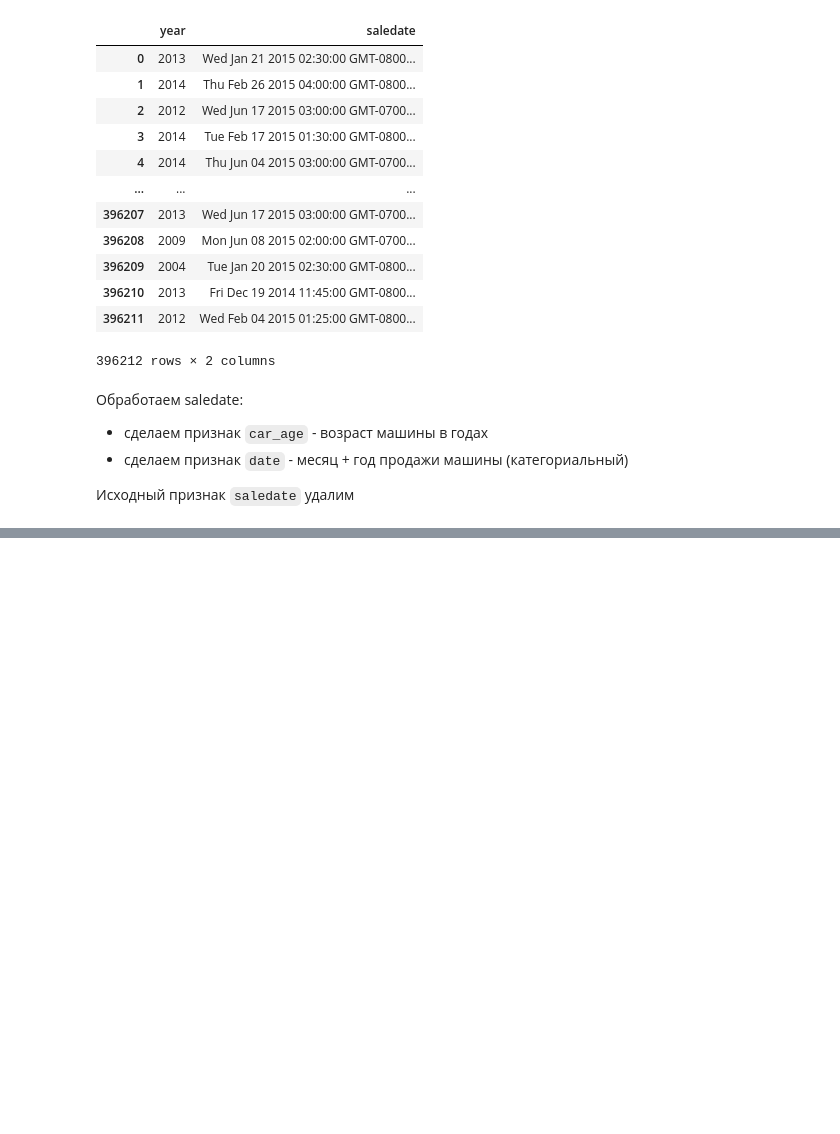
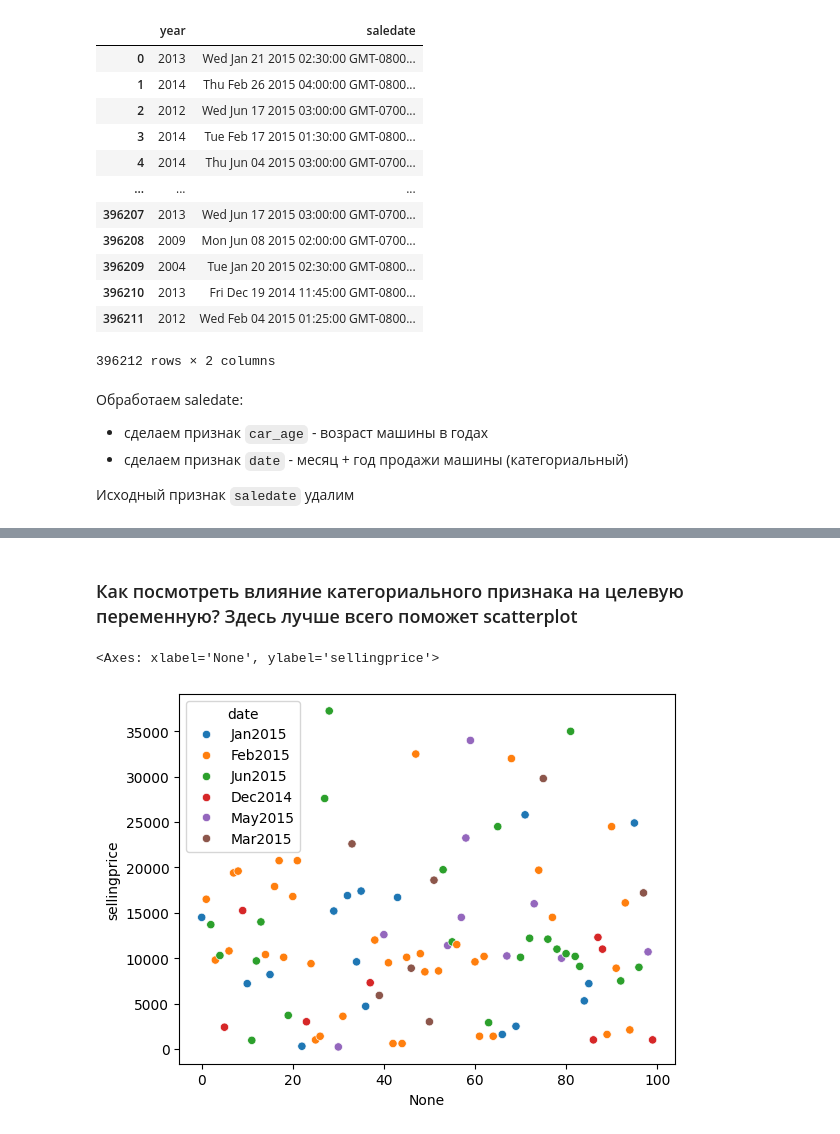
Before and after one commit to evnng/Classical_ML, a Jupyter notebook: 19.Used_cars_price_prediction.ipynb, the cells around one changed output, grey strips where cells are left out. Saved outputs shown, nothing was run; the diff lists cells and outputs as text; code cells hidden in the pictures; blank space fills up the shorter version.

```diff
--- a/19.Used_cars_price_prediction.ipynb
+++ b/19.Used_cars_price_prediction.ipynb
@@ -168,0 +314,7 @@ X.drop('saledate', axis=1, inplace=True)
+# %% [markdown]
+### Как посмотреть влияние категориального признака на целевую переменную? Здесь лучше всего поможет scatterplot
+# %%
+sns.scatterplot(data=X.iloc[:100], x=X.iloc[:100].index, y=y[:100], hue='date')
+# %% [output]
+<Axes: xlabel='None', ylabel='sellingprice'>
+[figure, added]
```
Also changed, not shown: parts of 89 cells of this notebook, 9 other files.
